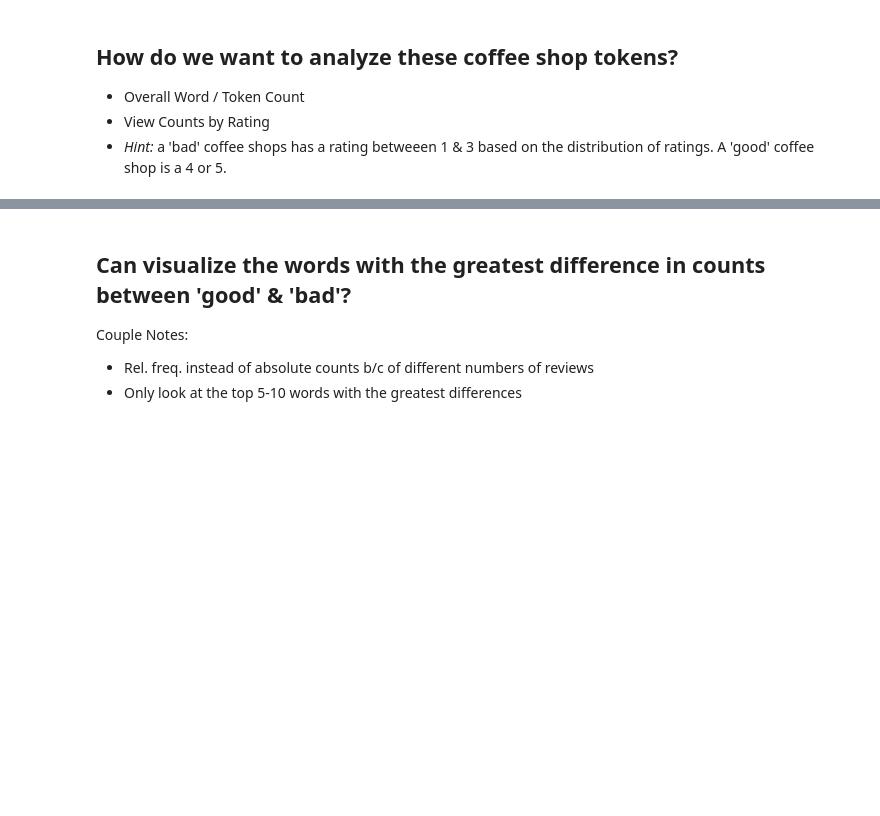
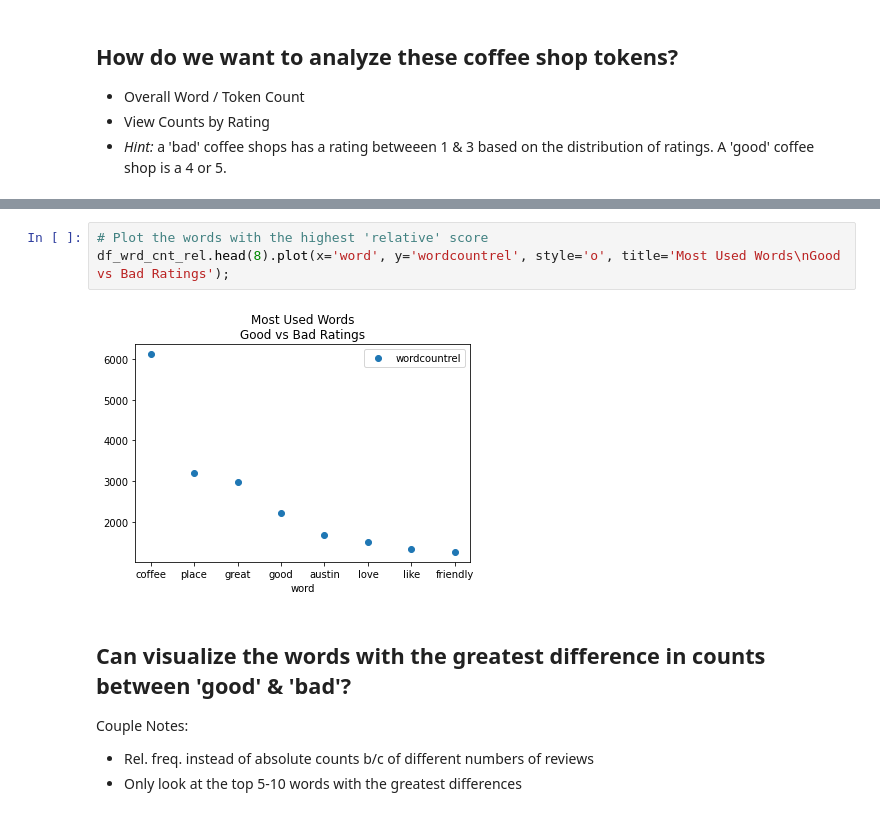
Before and after one commit to danoand/DS-Unit-4-Sprint-1-NLP, a Jupyter notebook: module1-text-data/LS_DS_411_Text_Data_Assignment.ipynb, the cells around one changed output, grey strips where cells are left out. Cells and saved outputs as stored; diff of their text form; blank space fills up the shorter version.

```diff
--- a/module1-text-data/LS_DS_411_Text_Data_Assignment.ipynb
+++ b/module1-text-data/LS_DS_411_Text_Data_Assignment.ipynb
@@ -174,3 +311,8 @@ df_shops_upd.to_csv("df_shops.csv")
+# %%
+# Plot the words with the highest 'relative' score
+df_wrd_cnt_rel.head(8).plot(x='word', y='wordcountrel', style='o', title='Most Used Words\nGood vs Bad Ratings');
+# %% [output]
+[figure, added]
 # %% [markdown]
 ## Can visualize the words with the greatest difference in counts between 'good' & 'bad'?
 
```
Also changed, not shown: parts of 13 cells of this notebook, 2 other files.
